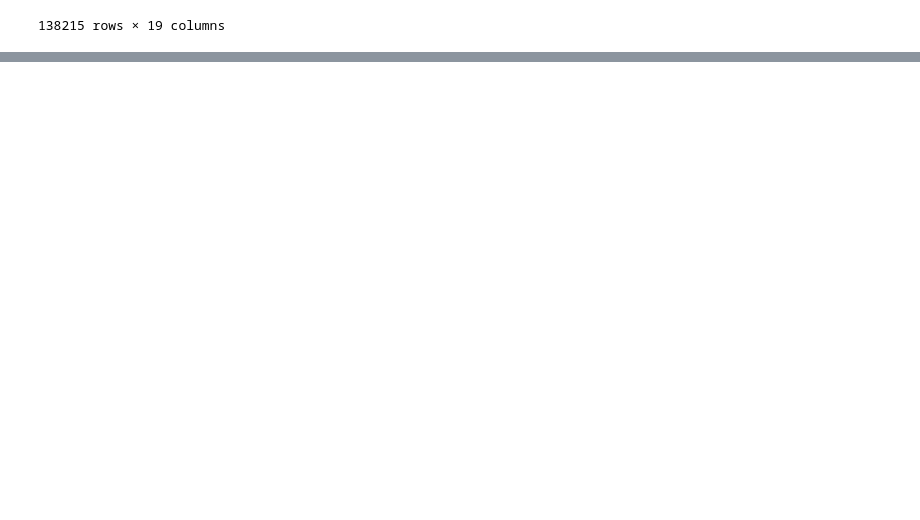
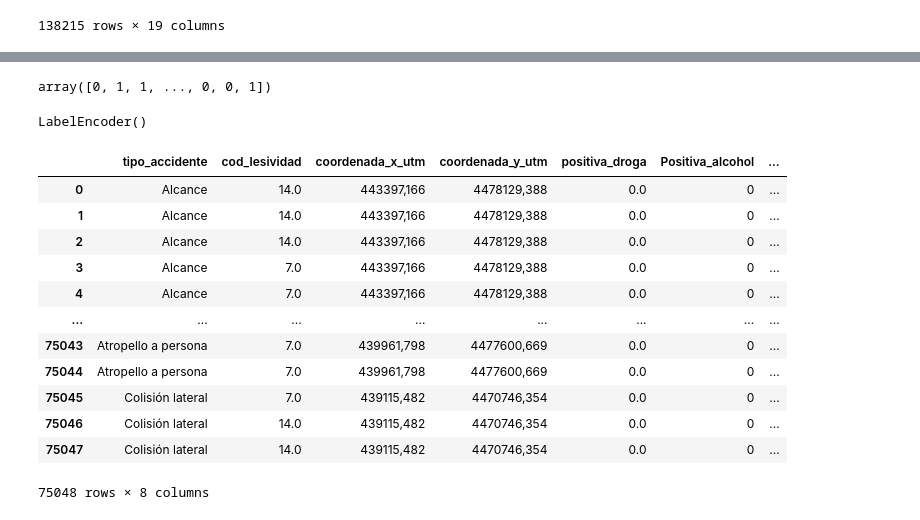
Before and after one commit to davidruiiz/proyecto_CONVIVE, a Jupyter notebook: notebooks/Proyecto_CONVIVE_Actividad2.ipynb, the cells around one changed output, grey strips where cells are left out. Cells and saved outputs as stored; diff of their text form; code cells hidden in the pictures; blank space fills up the shorter version.

```diff
--- a/notebooks/Proyecto_CONVIVE_Actividad2.ipynb
+++ b/notebooks/Proyecto_CONVIVE_Actividad2.ipynb
@@ -152,0 +406,46 @@ df_accidentes
+# %%
+etiquetado.transform(df_accident_filt2['tipo_persona'])
+# %% [output]
+array([0, 1, 1, ..., 0, 0, 1])
+# %%
+df_accident_filt2['Tipo_persona'] = etiquetado.transform(df_accident_filt2['tipo_persona'])
+
+df_accident_filt3 = df_accident_filt2.drop('tipo_persona',axis='columns')
+# %%
+# utilizamos estas listas como categorías para poder agruparlos.
+coche = ['turismo','Todo terreno','Otros vehículos con motor','Moto de tres ruedas hasta 125cc']
+moto = ['Motocicleta hasta 125cc','Motocicleta > 125cc','Moto de tres ruedas > 125cc',]
+vehículos_grandes= ['Furgoneta','Autobús','Camión rígido','Tractocamión','Autobús articulado','Maquinaria de obras','Autobus EMT','Vehículo articulado','Autocaravana','Autobús articulado EMT','Microbús <= 17 plazas','Ambulancia SAMUR','Camión de bomberos']
+ciclo = ['Ciclomotor','VMU eléctrico','Ciclo','Cuadriciclo no ligero','Cuadriciclo ligero','Ciclomotor de dos ruedas L1e-B','Ciclomotor de tres ruedas','Ciclo de motor L1e-A']
+otro =['Bicicleta','Bicicleta EPAC (pedaleo asistido)','Sin especificar','Patinete','Otros vehículos sin motor','Maquinaria agrícola','Patinete no eléctrico','Remolque','Semiremolque']
+# %%
+df_accident_filt4 = df_accident_filt3.copy()
+
+df_accident_filt4['tipo_vehiculo'] = df_accident_filt4['tipo_vehiculo'].apply(lambda x: 'coche' if x in coche else
+                                                                                                'vehiculo_grnade' if x in vehículos_grandes else
+                                                                                                'moto' if x in moto else
+                                                                                                'ciclo' if x in ciclo else
+                                                                                                'otro' )
+# %%
+df_accident_filt4['tipo_vehiculo'].value_counts()
+etiquetado.fit(df_accident_filt4['tipo_vehiculo'])
+# %% [output]
+LabelEncoder()
+# %%
+df_accident_filt4['Tipo_vehiculo'] = etiquetado.transform(df_accident_filt4['tipo_vehiculo'])
+df_accident_filt4 = df_accident_filt4.drop('tipo_vehiculo',axis='columns')
+df_accident_filt4
+# %% [output]
+|  | tipo_accidente | cod_lesividad | coordenada_x_utm | coordenada_y_utm | positiva_droga | Positiva_alcohol | ... |
+| 0 | Alcance | 14.0 | 443397,166 | 4478129,388 | 0.0 | 0 | ... |
+| 1 | Alcance | 14.0 | 443397,166 | 4478129,388 | 0.0 | 0 | ... |
+| 2 | Alcance | 14.0 | 443397,166 | 4478129,388 | 0.0 | 0 | ... |
+| 3 | Alcance | 7.0 | 443397,166 | 4478129,388 | 0.0 | 0 | ... |
+| 4 | Alcance | 7.0 | 443397,166 | 4478129,388 | 0.0 | 0 | ... |
+| ... | ... | ... | ... | ... | ... | ... | ... |
+| 75043 | Atropello a persona | 7.0 | 439961,798 | 4477600,669 | 0.0 | 0 | ... |
+| 75044 | Atropello a persona | 7.0 | 439961,798 | 4477600,669 | 0.0 | 0 | ... |
+| 75045 | Colisión lateral | 7.0 | 439115,482 | 4470746,354 | 0.0 | 0 | ... |
+| 75046 | Colisión lateral | 14.0 | 439115,482 | 4470746,354 | 0.0 | 0 | ... |
+| 75047 | Colisión lateral | 14.0 | 439115,482 | 4470746,354 | 0.0 | 0 | ... |
+75048 rows × 8 columns
```
Also changed, not shown: parts of 40 cells of this notebook.
